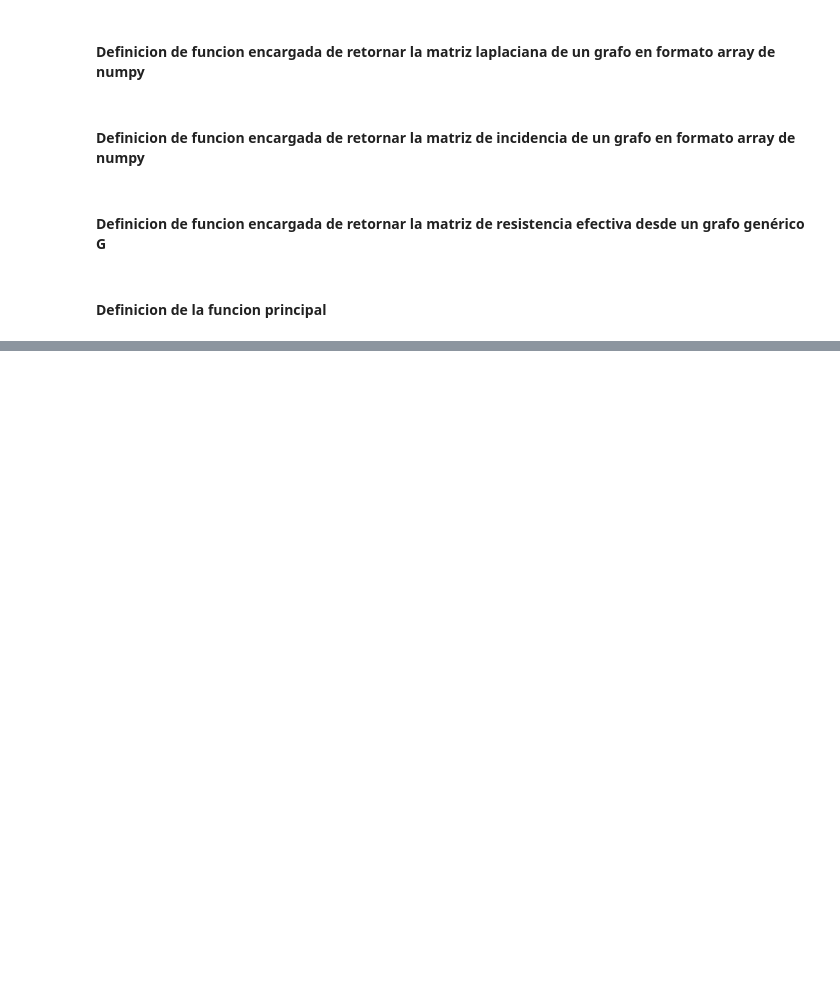
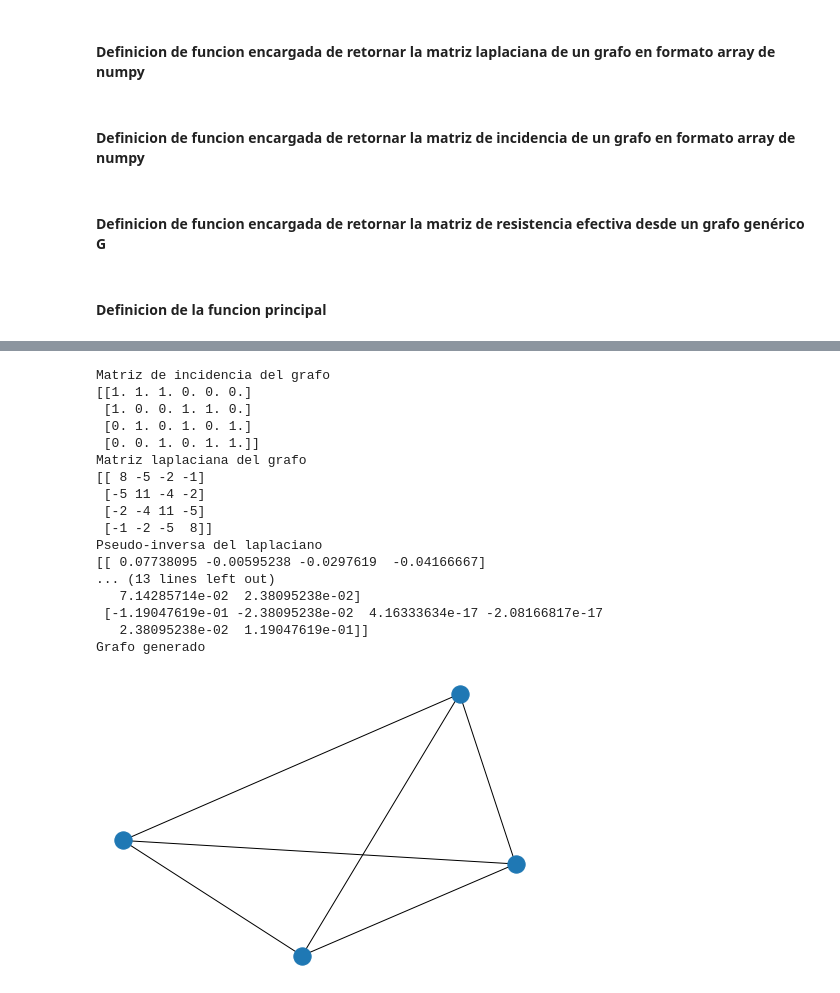
Before and after one commit to elias7991/Resistencia-efectiva, a Jupyter notebook: Resistencia_efectiva.ipynb, the cells around one changed output, grey strips where cells are left out. Cells and saved outputs as stored; diff of their text form; code cells hidden in the pictures; blank space fills up the shorter version.

```diff
--- a/Resistencia_efectiva.ipynb
+++ b/Resistencia_efectiva.ipynb
@@ -83,0 +165,21 @@ Matriz de resistencia efectiva
+# %%
+main()
+# %% [output]
+Matriz de incidencia del grafo
+[[1. 1. 1. 0. 0. 0.]
+ [1. 0. 0. 1. 1. 0.]
+ [0. 1. 0. 1. 0. 1.]
+ [0. 0. 1. 0. 1. 1.]]
+Matriz laplaciana del grafo
+[[ 8 -5 -2 -1]
+ [-5 11 -4 -2]
+ [-2 -4 11 -5]
+ [-1 -2 -5  8]]
+Pseudo-inversa del laplaciano
+[[ 0.07738095 -0.00595238 -0.0297619  -0.04166667]
+... (13 lines left out)
+   7.14285714e-02  2.38095238e-02]
+ [-1.19047619e-01 -2.38095238e-02  4.16333634e-17 -2.08166817e-17
+   2.38095238e-02  1.19047619e-01]]
+Grafo generado
+[figure, added]
```
Also changed, not shown: parts of 8 cells of this notebook.
